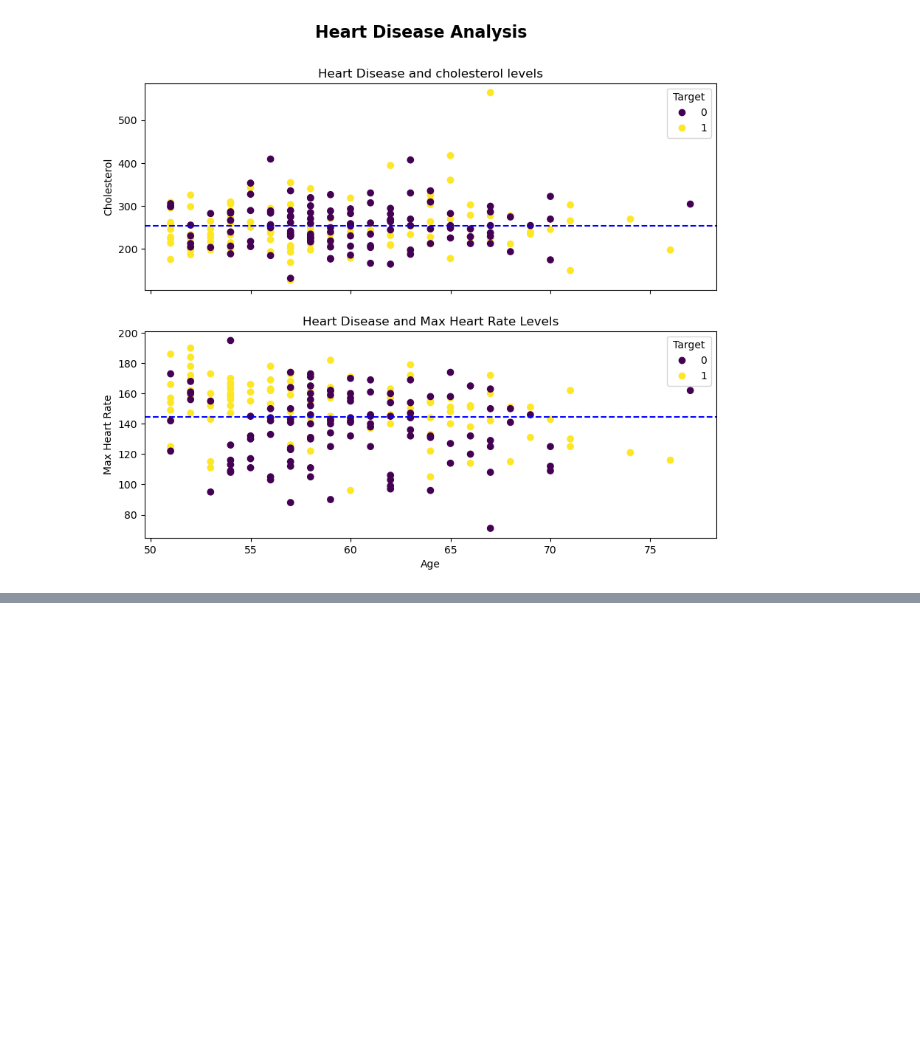
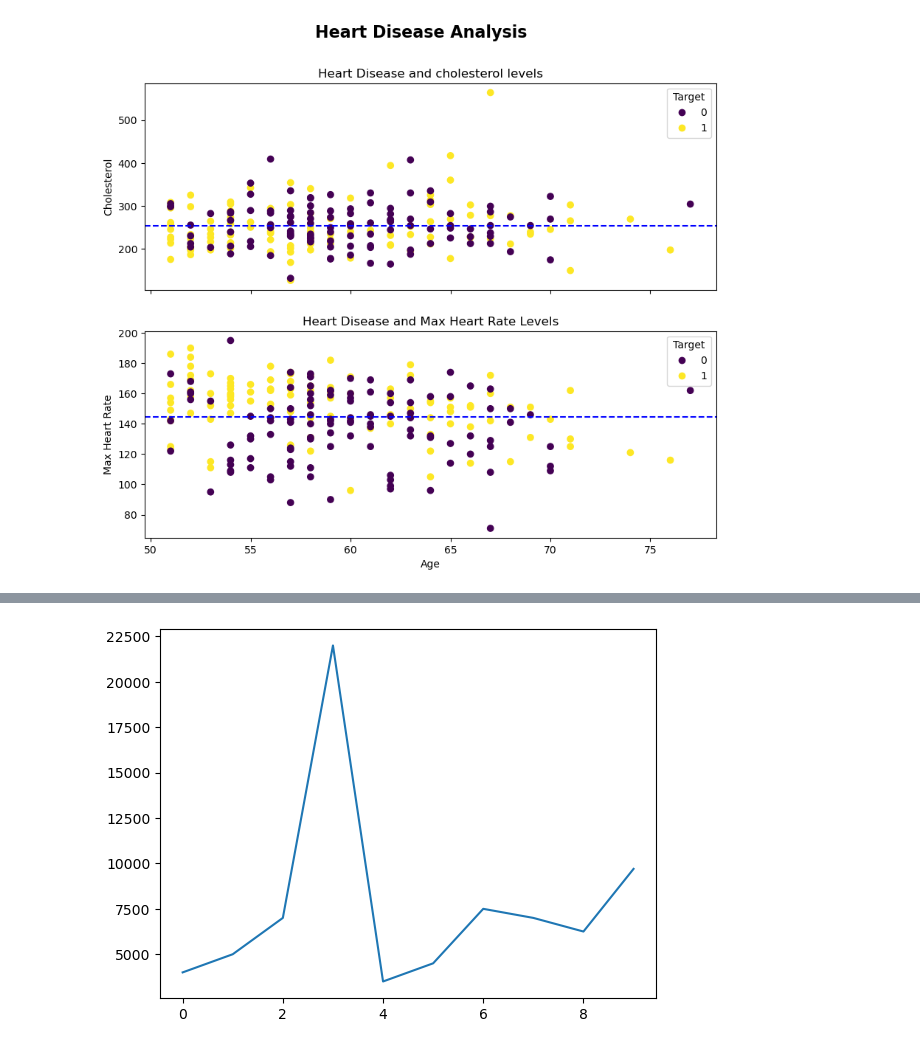
Before and after one commit to abdelaziz-lounes/simple_project, a Jupyter notebook: introduction to matplotLib.ipynb, the cells around one changed output, grey strips where cells are left out. Drawn from its saved outputs; the diff is of its cells as text; code cells hidden in the pictures; blank space fills up the shorter version.

```diff
--- a/introduction to matplotLib.ipynb
+++ b/introduction to matplotLib.ipynb
@@ -670,0 +700,5 @@ fig.suptitle('Heart Disease Analysis', fontsize=16, fontweight='bold');
+# %%
+# Plot before changing style
+car_sales["Price"].plot();
+# %% [output]
+[figure, added]
```
Also changed, not shown: parts of 18 cells of this notebook.
